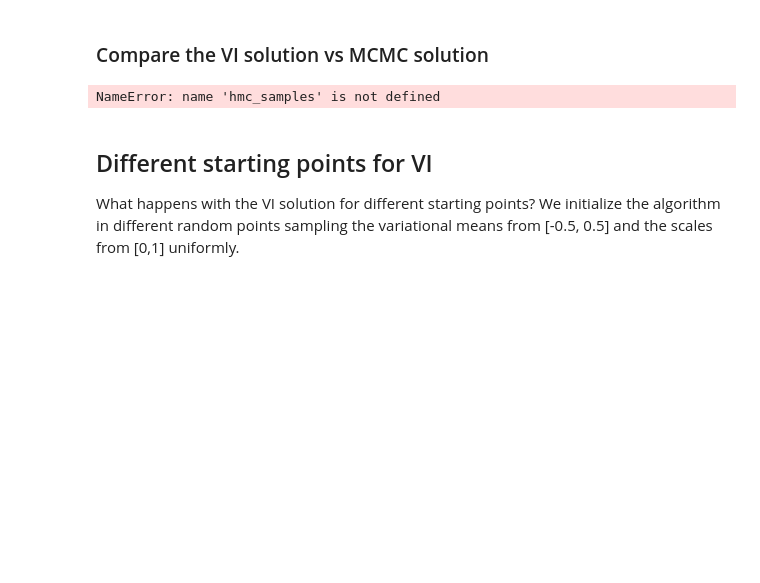
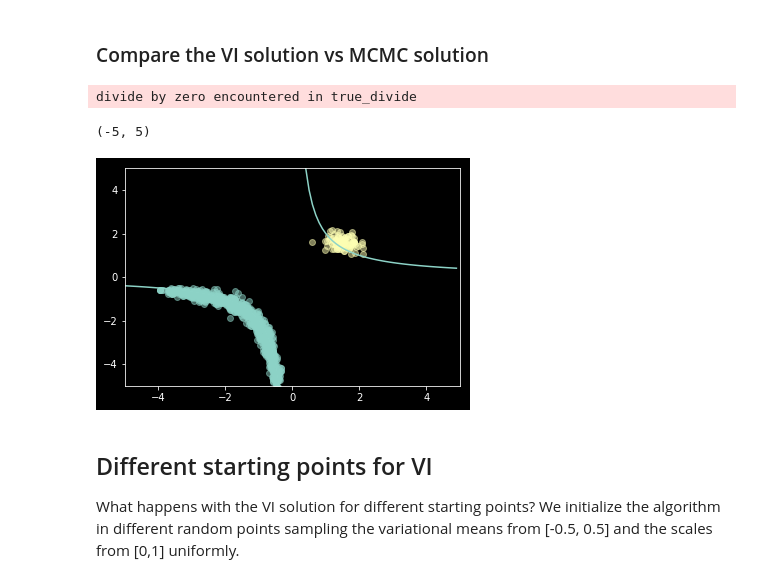
Before and after one commit to simeneide/phd-notes, a Jupyter notebook: general_notes/non-identifiable-regression.ipynb, the cells around one changed output. Saved outputs shown, nothing was run; the diff lists cells and outputs as text; code cells hidden in the pictures; blank space fills up the shorter version.

```diff
--- a/general_notes/non-identifiable-regression.ipynb
+++ b/general_notes/non-identifiable-regression.ipynb
@@ -195,15 +191,22 @@ By starting the VI algorithm in different starting positions, it ends up in diff
 # %% [markdown]
 ### Compare the VI solution vs MCMC solution
 # %%
+# Plot optimal solution as well:
+mu = 2
+gamma = np.arange(-5.0,5, 0.1).round(2)
+theta = mu/gamma
+plt.plot(gamma, theta)
+
 for s in [hmc_samples, samples]:
     theta_hat = s['theta']
     gamma_hat = s['gamma']
-    var_hat = s['var']
     _ = plt.scatter(theta_hat, gamma_hat, alpha=0.5)
 plt.xlim(-5,5)
 plt.ylim(-5,5)
 # %% [output]
-NameError: name 'hmc_samples' is not defined
+divide by zero encountered in true_divide
+(-5, 5)
+[figure, added]
 # %% [markdown]
 ## Different starting points for VI
 What happens with the VI solution for different starting points? We initialize the algorithm in different random points sampling the variational means from [-0.5, 0.5] and the scales from [0,1] uniformly.
```
Also changed, not shown: parts of 17 cells of this notebook.
